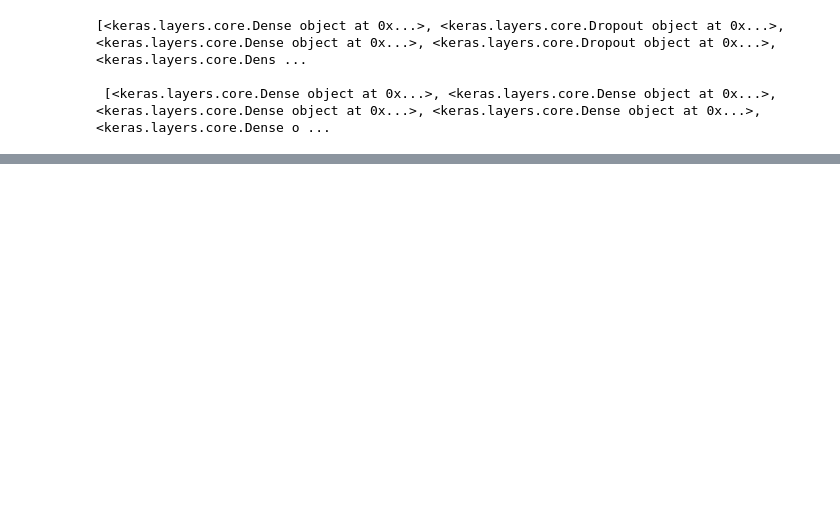
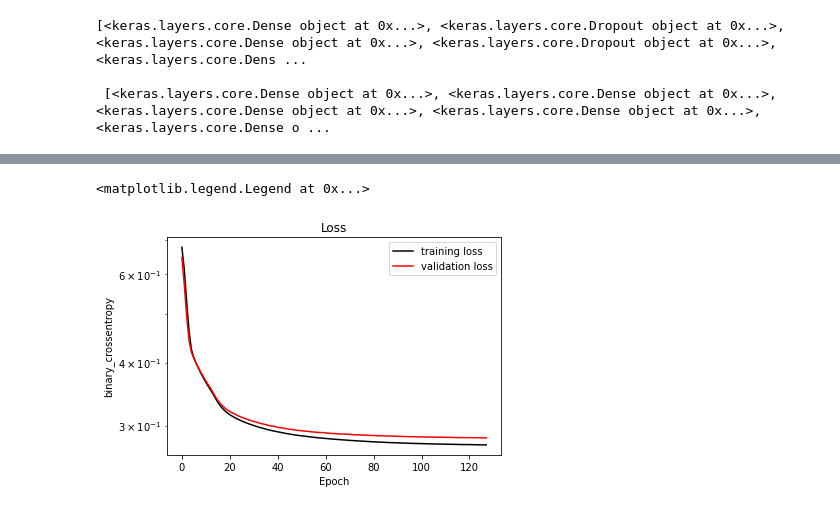
Before and after one commit to PabloBrianese/introduction-to-deep-learning, a Jupyter notebook: introduction-to-deep-learning-with-keras/chapter4.ipynb, the cells around one changed output, grey strips where cells are left out. Drawn from its saved outputs; the diff is of its cells as text; code cells hidden in the pictures; blank space fills up the shorter version.

```diff
--- a/introduction-to-deep-learning-with-keras/chapter4.ipynb
+++ b/introduction-to-deep-learning-with-keras/chapter4.ipynb
@@ -103,0 +106,22 @@ embedding_plot(prediction_steps, len(prediction_steps) * [parcels_train[:,2]], e
+# %%
+# MNIST dataset of handwritten digits
+from tensorflow.keras.utils import to_categorical
+
+
+
+pixels = np.load('digits_pixels.npy')
+
+# We study the data
+print(min([min(pixel_vector) for pixel_vector in pixels]))
+print(max([max(pixel_vector) for pixel_vector in pixels]))
+# Normalize values accordingly
+pixels /= 16.0
+
+n_cols = pixels.shape[1]
+input_shape = (n_cols,)
+numbers = to_categorical(np.load('digits_target.npy'))
+
+from sklearn.model_selection import train_test_split
+
+pixels_train, pixels_test, numbers_train, numbers_test = \
+  train_test_split(pixels, numbers, test_size=0.3)
@@ -103,0 +131,11 @@ embedding_plot(prediction_steps, len(prediction_steps) * [parcels_train[:,2]], e
+# %%
+# Autoencoder
+from tensorflow.keras.models import Sequential
+from tensorflow.keras.layers import Dense
+
+autoencoder = Sequential([
+  Dense(n_cols // 6, activation='relu', input_shape=input_shape),
+  Dense(n_cols, activation='sigmoid')
+])
+autoencoder.compile(optimizer='adam', loss='binary_crossentropy')
+autoencoder.summary()
@@ -103,0 +155,14 @@ embedding_plot(prediction_steps, len(prediction_steps) * [parcels_train[:,2]], e
+# %%
+# Train
+history = autoencoder.fit(pixels_train, pixels_train, epochs=2**7, validation_split=0.1, verbose=False)
+
+plt.plot(history.history['loss'], color='black', label='training loss')
+plt.plot(history.history['val_loss'], color='red', label='validation loss')
+plt.title('Loss')
+plt.xlabel('Epoch')
+plt.ylabel('binary_crossentropy')
+plt.yscale('log')
+plt.legend()
+# %% [output]
+<matplotlib.legend.Legend at 0x...>
+[figure, added]
```
Also changed, not shown: parts of 24 cells of this notebook, 5 other files.
